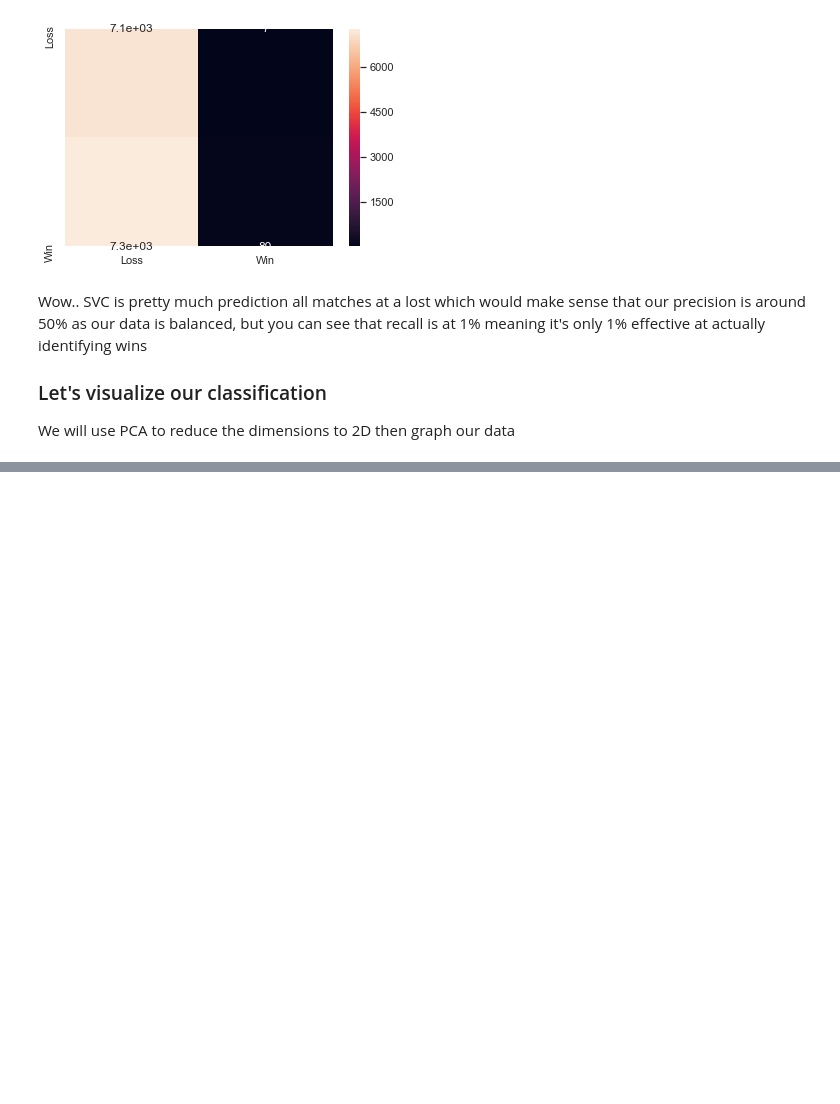
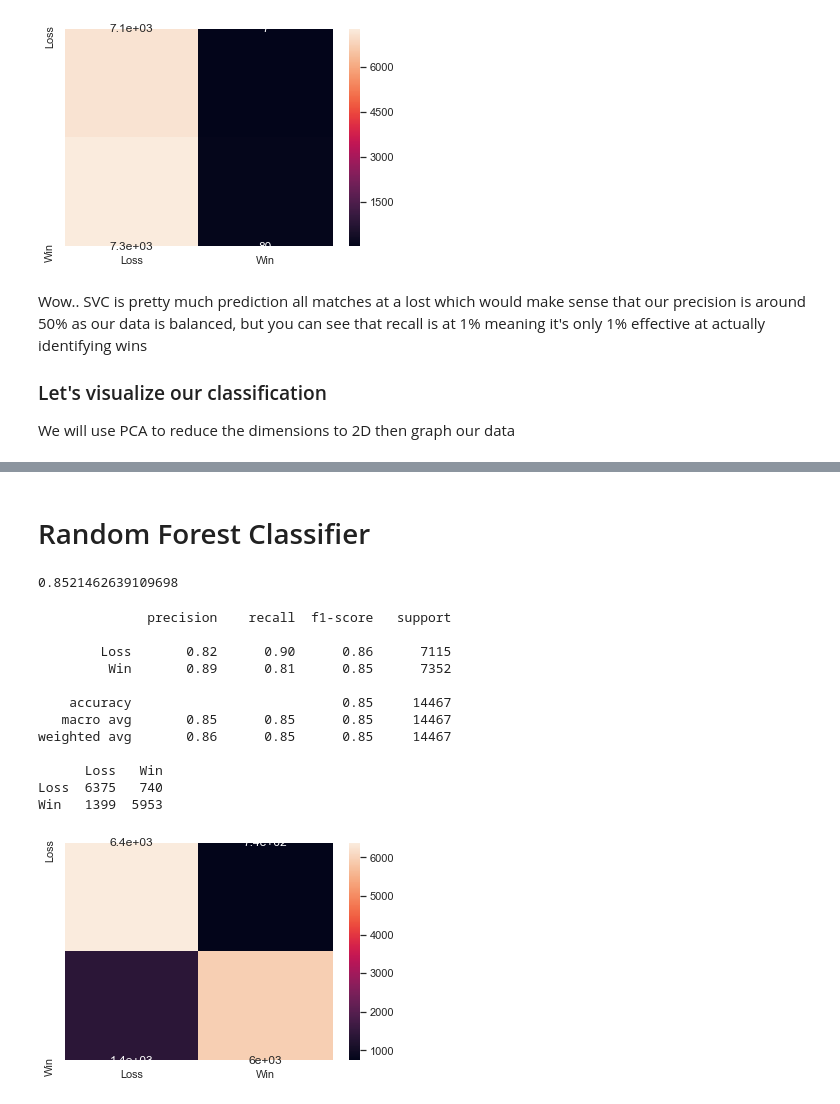
Before and after one commit to sv650s/atp-tennis-predictions, a Jupyter notebook: notebooks/5-atp_sklearn_classifier.ipynb, the cells around one changed output, grey strips where cells are left out. Saved outputs shown, nothing was run; the diff lists cells and outputs as text; code cells hidden in the pictures; blank space fills up the shorter version.

```diff
--- a/notebooks/5-atp_sklearn_classifier.ipynb
+++ b/notebooks/5-atp_sklearn_classifier.ipynb
@@ -65,7 +75,7 @@ RSTATE = 1
 N_JOBS = 4
 MAX_ITER = 100
 # %%
-def analyze_predictions(y_test, y_predict, y_predict_proba):
+def analyze_predictions(y_test, y_predict, y_predict_proba=None):
     if y_predict_proba:
         print(roc_auc_score(y_test, y_predict_proba))
 
@@ -213,0 +195,26 @@ Reshape your data either using array.reshape(-1, 1) if your data has a single fe
+# %% [markdown]
+# Random Forest Classifier
+# %%
+from sklearn.ensemble import RandomForestClassifier
+
+rf = RandomForestClassifier().fit(X_train, y_train)
+y_predict_rf = rf.predict(X_test)
+rf.score(X_test, y_test)
+# %% [output]
+0.8521462639109698
+# %%
+analyze_predictions(y_test, y_predict_rf)
+# %% [output]
+              precision    recall  f1-score   support
+
+        Loss       0.82      0.90      0.86      7115
+         Win       0.89      0.81      0.85      7352
+
+    accuracy                           0.85     14467
+   macro avg       0.85      0.85      0.85     14467
+weighted avg       0.86      0.85      0.85     14467
+
+      Loss   Win
+Loss  6375   740
+Win   1399  5953
+[figure, added]
```
Also changed, not shown: parts of 40 cells of this notebook, 9 other files.
